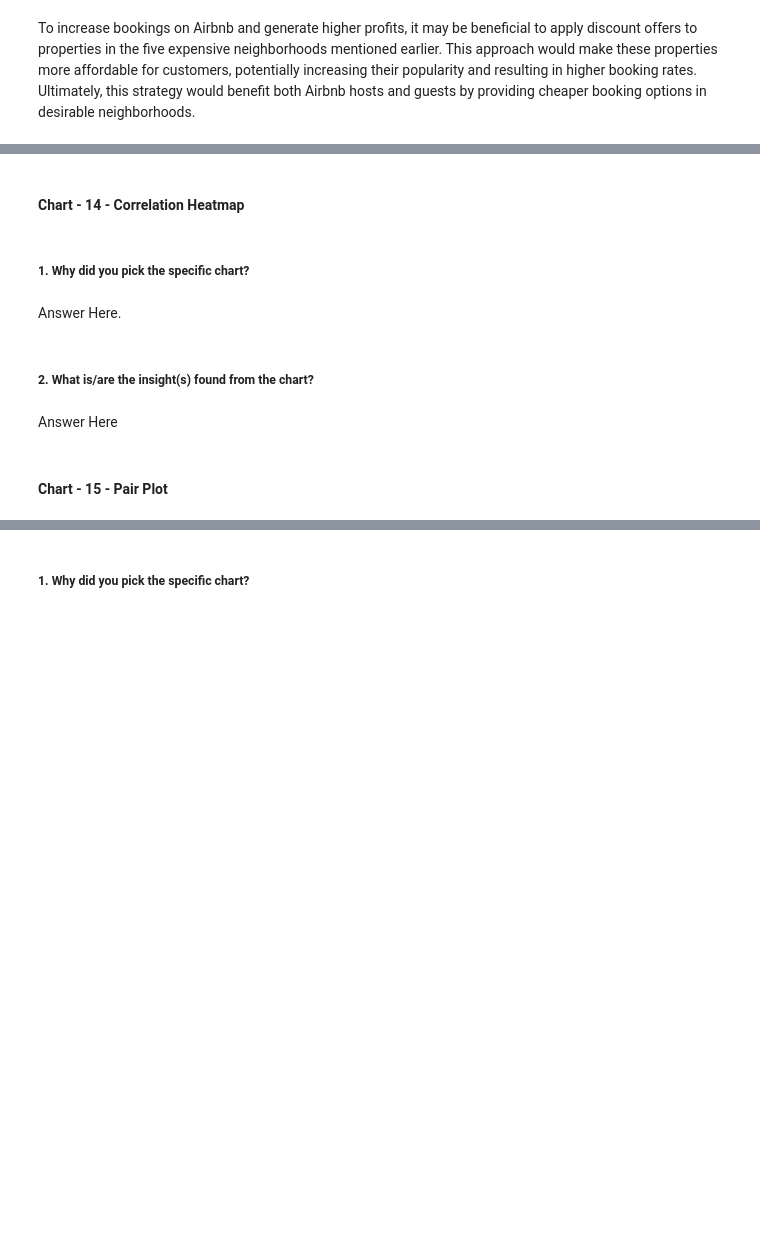
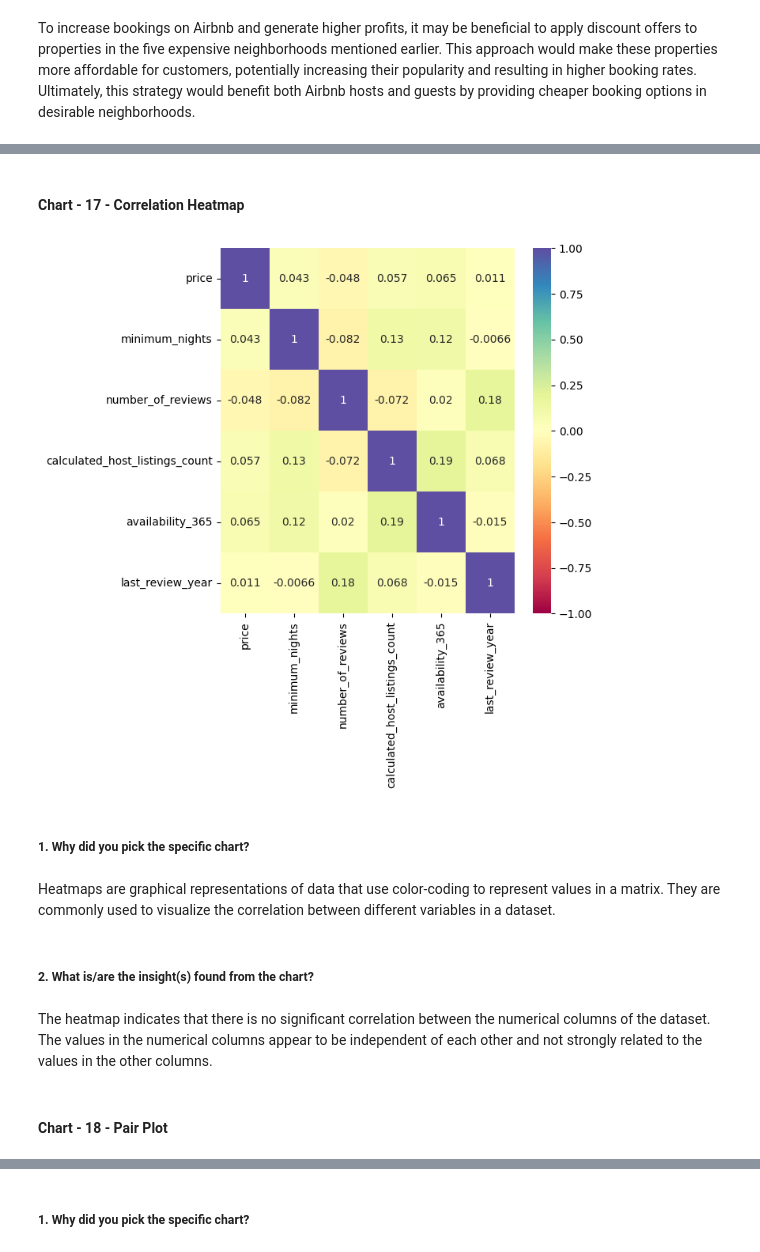
Before and after one commit to praveen-kumar-maurya/Airbnb-bookings-analysis-Capstone-project---1-, a Jupyter notebook: Capstone_Project_1_(Airbnb_Bookings_Analysis).ipynb, the cells around one changed output, grey strips where cells are left out. Saved outputs shown, nothing was run; the diff lists cells and outputs as text; code cells hidden in the pictures; blank space fills up the shorter version.

```diff
--- a/Capstone_Project_1_(Airbnb_Bookings_Analysis).ipynb
+++ b/Capstone_Project_1_(Airbnb_Bookings_Analysis).ipynb
@@ -1451,2 +1680,2 @@ To increase bookings on Airbnb and generate higher profits, it may be beneficial
 # %% [markdown]
-#### Chart - 14 - Correlation Heatmap
+#### Chart - 17 - Correlation Heatmap
@@ -1455,12 +1682,22 @@ To increase bookings on Airbnb and generate higher profits, it may be beneficial
+# %%
+# Correlation Heatmap visualization code
+airbnb_numerical_columns = airbnb[['price','minimum_nights','number_of_reviews','calculated_host_listings_count','availability_365','last_review_year']]
+# Computing the correlation matrix using the corr method
+corr = airbnb_numerical_columns.corr()
+plt.figure(figsize=(6,6))
+heatmap = sns.heatmap(corr, cmap= 'Spectral', annot = True, vmax = 1, vmin = -1)
+plt.show()
+# %% [output]
+[figure, added]
 # %% [markdown]
 ##### 1. Why did you pick the specific chart?
-# %% [markdown]
-Answer Here.
+# %% [markdown]
+Heatmaps are graphical representations of data that use color-coding to represent values in a matrix. They are commonly used to visualize the correlation between different variables in a dataset.
 # %% [markdown]
 ##### 2. What is/are the insight(s) found from the chart?
-# %% [markdown]
-Answer Here
+# %% [markdown]
+The heatmap indicates that there is no significant correlation between the numerical columns of the dataset. The values in the numerical columns appear to be independent of each other and not strongly related to the values in the other columns.
 # %% [markdown]
-#### Chart - 15 - Pair Plot
+#### Chart - 18 - Pair Plot
 # %%
 # Pair Plot visualization code
```
Also changed, not shown: parts of 48 cells of this notebook.
